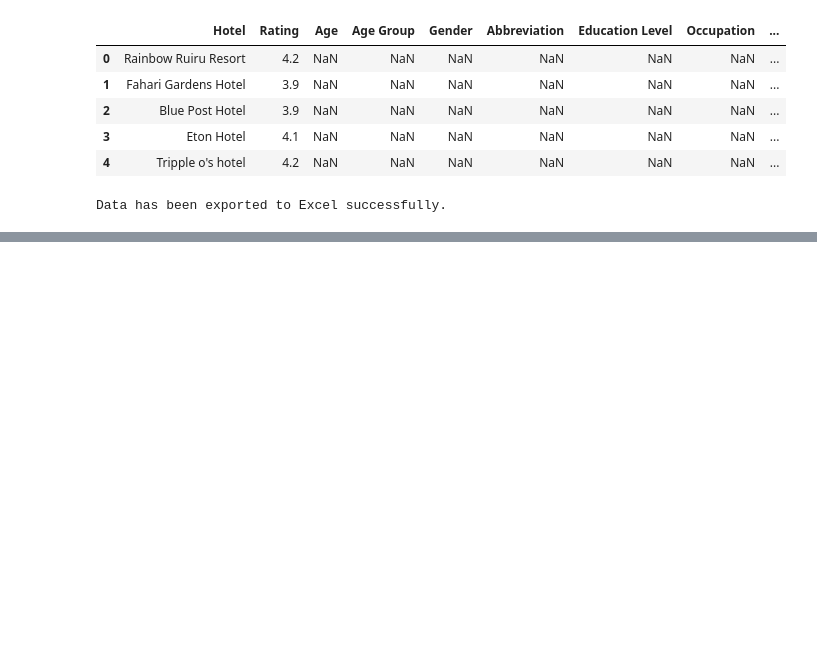
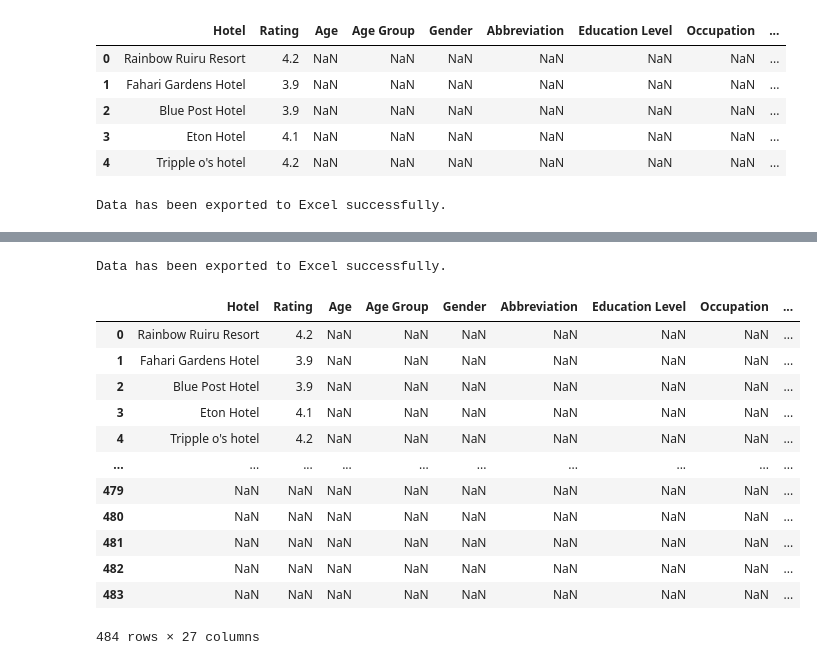
Before and after one commit to Desmondonam/data_bank, a Jupyter notebook: Hotel_data.ipynb, the cells around one changed output, grey strips where cells are left out. Drawn from its saved outputs; the diff is of its cells as text; code cells hidden in the pictures; blank space fills up the shorter version.

```diff
--- a/Hotel_data.ipynb
+++ b/Hotel_data.ipynb
@@ -433,0 +823,26 @@ Data has been exported to Excel successfully.
+# %%
+file_path = "merged_data2.xlsx"
+
+# Export the merged dataset to an Excel file
+merged_data.to_excel(file_path, index=False)
+
+print("Data has been exported to Excel successfully.")
+# %% [output]
+Data has been exported to Excel successfully.
+# %%
+data = pd.read_excel('/content/merged_data2.xlsx')
+data
+# %% [output]
+|  | Hotel | Rating | Age | Age Group | Gender | Abbreviation | Education Level | Occupation | ... |
+| 0 | Rainbow Ruiru Resort | 4.2 | NaN | NaN | NaN | NaN | NaN | NaN | ... |
+| 1 | Fahari Gardens Hotel | 3.9 | NaN | NaN | NaN | NaN | NaN | NaN | ... |
+| 2 | Blue Post Hotel | 3.9 | NaN | NaN | NaN | NaN | NaN | NaN | ... |
+| 3 | Eton Hotel | 4.1 | NaN | NaN | NaN | NaN | NaN | NaN | ... |
+| 4 | Tripple o's hotel | 4.2 | NaN | NaN | NaN | NaN | NaN | NaN | ... |
+| ... | ... | ... | ... | ... | ... | ... | ... | ... | ... |
+| 479 | NaN | NaN | NaN | NaN | NaN | NaN | NaN | NaN | ... |
+| 480 | NaN | NaN | NaN | NaN | NaN | NaN | NaN | NaN | ... |
+| 481 | NaN | NaN | NaN | NaN | NaN | NaN | NaN | NaN | ... |
+| 482 | NaN | NaN | NaN | NaN | NaN | NaN | NaN | NaN | ... |
+| 483 | NaN | NaN | NaN | NaN | NaN | NaN | NaN | NaN | ... |
+484 rows × 27 columns
```
Also changed, not shown: parts of 34 cells of this notebook.
